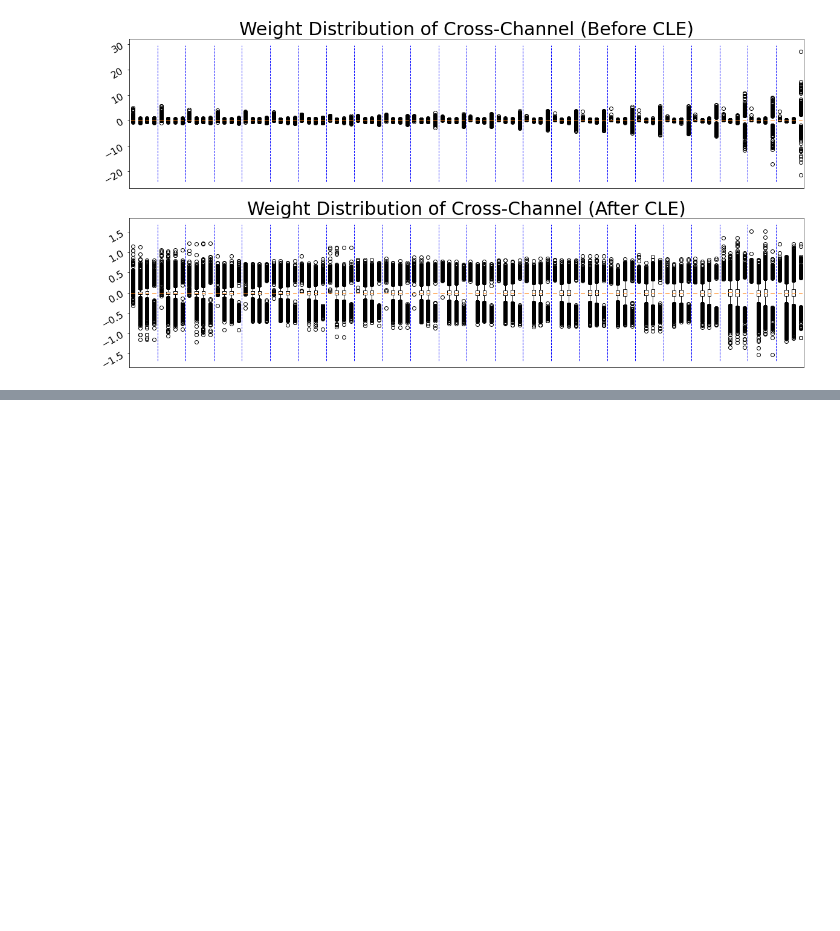
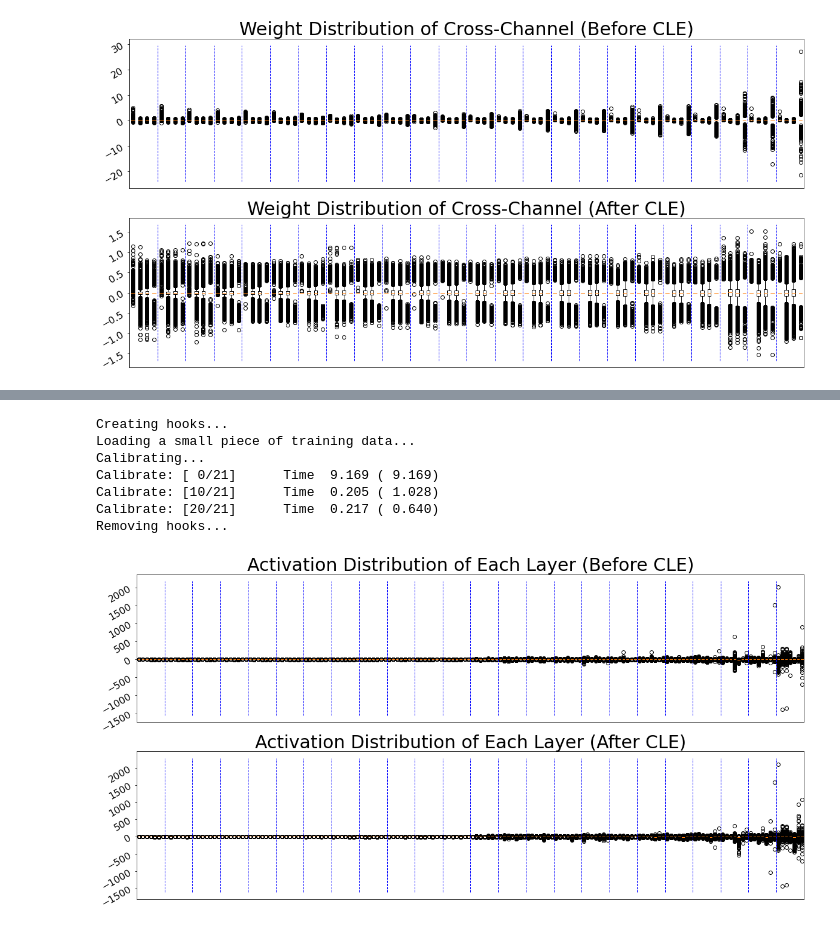
Before and after one commit to scott306lr/ResMLP_QAT, a Jupyter notebook: model_analyze.ipynb, the cells around one changed output, grey strips where cells are left out. Drawn from its saved outputs; the diff is of its cells as text; code cells hidden in the pictures; blank space fills up the shorter version.

```diff
--- a/model_analyze.ipynb
+++ b/model_analyze.ipynb
@@ -87,0 +74,20 @@ FileNotFoundError: [WinError 3] 系統找不到指定的路徑。: '/mnt/disk1/i
+# %%
+model = resmlp_24(pretrained=True).eval()
+fig, ax = plt.subplots(2,1, figsize=(20, 10))
+ax[0].get_xaxis().set_visible(False)
+ax[1].get_xaxis().set_visible(False)
+
+act_dist(model, 0, 23, name='Activation Distribution of Each Layer (Before CLE)', ax=ax[0])
+cle_for_resmlp(model)
+ba_for_resmlp(model.cuda())
+# q_model = q_resmlp(model)
+act_dist(model.cpu(), 0, 23, name='Activation Distribution of Each Layer (After CLE)', ax=ax[1])
+# %% [output]
+Creating hooks...
+Loading a small piece of training data...
+Calibrating...
+Calibrate: [ 0/21]      Time  9.169 ( 9.169)
+Calibrate: [10/21]      Time  0.205 ( 1.028)
+Calibrate: [20/21]      Time  0.217 ( 0.640)
+Removing hooks...
+[figure, added]
```
Also changed, not shown: parts of 10 cells of this notebook, 4 other files.
